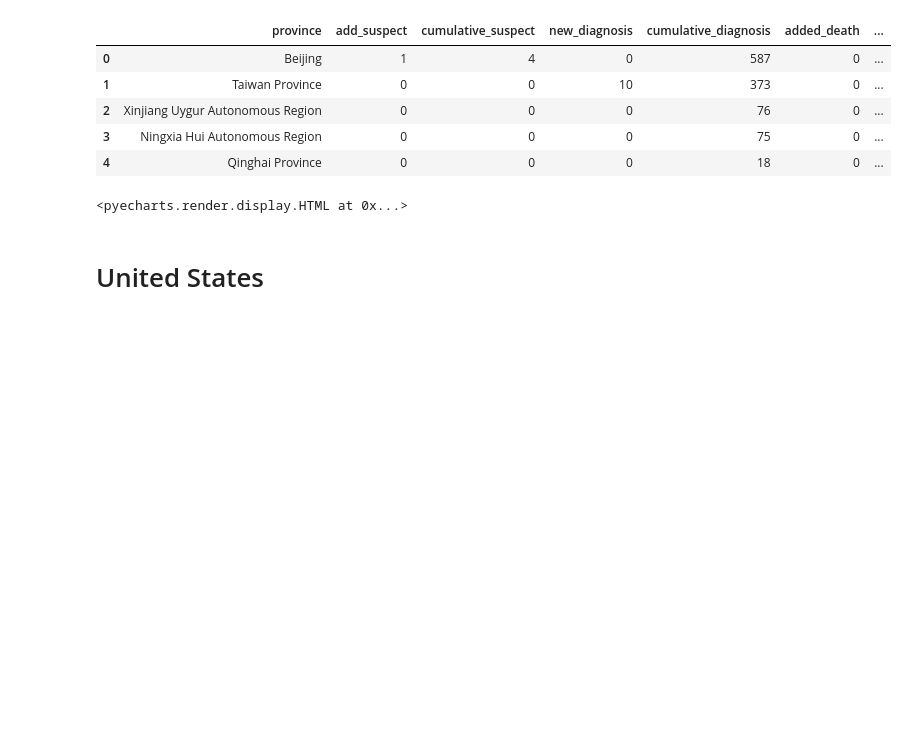
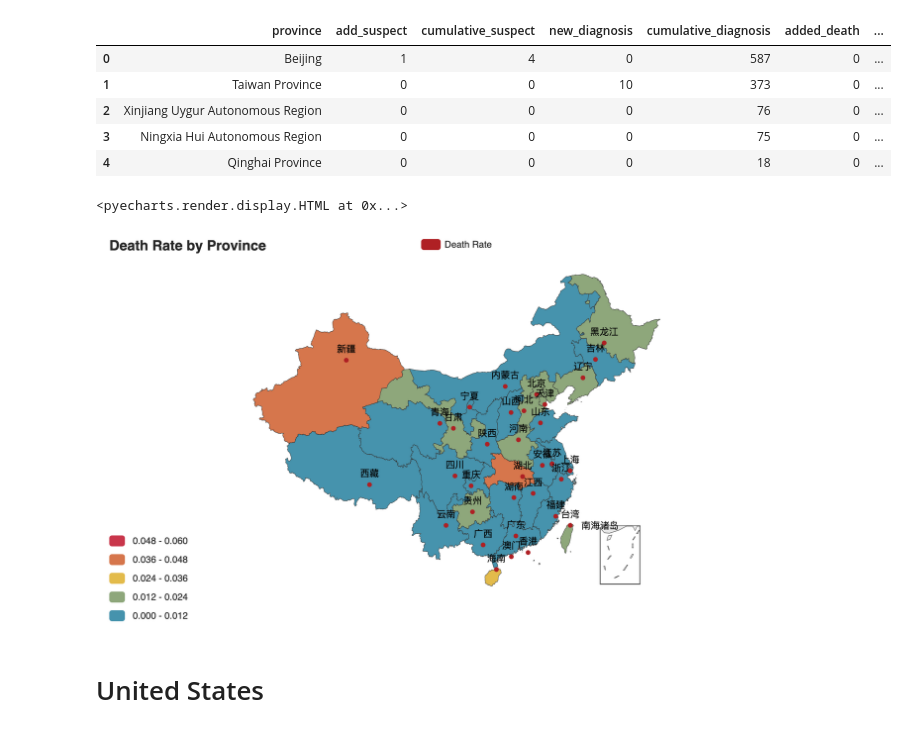
Before and after one commit to FiveSixSenvenEight/109B_Covid_19, a Jupyter notebook: 2-eda/03_eda_combined.ipynb, the cells around one changed output. Cells and saved outputs as stored; diff of their text form; code cells hidden in the pictures; blank space fills up the shorter version.

Commit message:
Fix visuals

```diff
--- a/2-eda/03_eda_combined.ipynb
+++ b/2-eda/03_eda_combined.ipynb
@@ -203,6 +202,11 @@ c.render("Death Rate by Province.html")
 display(c.render_notebook())
 # %% [output]
 <pyecharts.render.display.HTML at 0x...>
+# %%
+from IPython.display import Image
+Image(filename='Death Rate by Province.png')
+# %% [output]
+[figure, added]
 # %% [markdown]
 # United States
 # %% [markdown]
```
Also changed, not shown: parts of 1 cell of this notebook, 2 other files.
